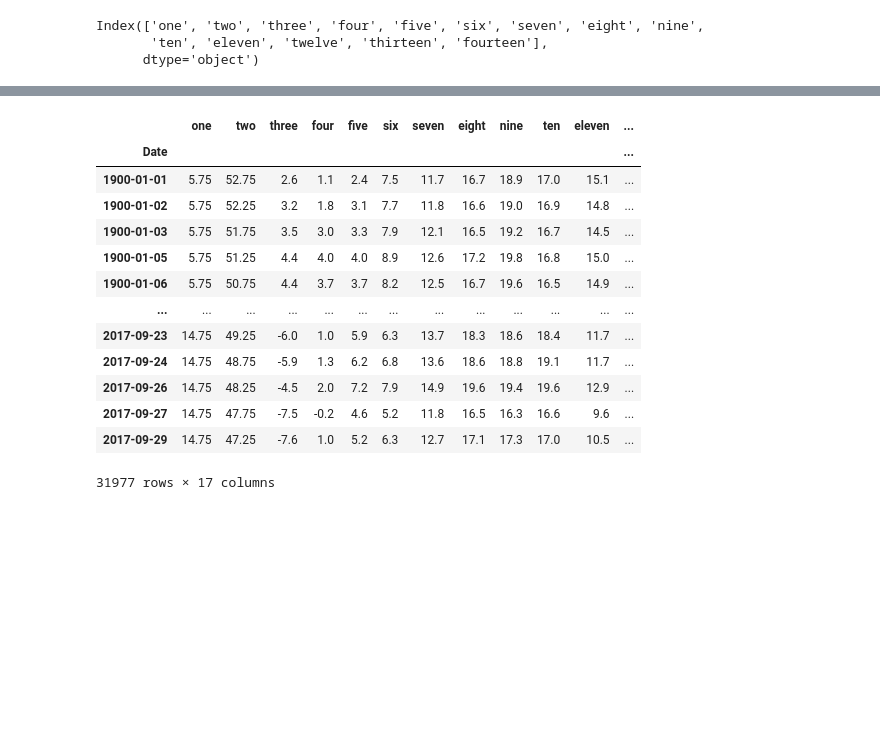
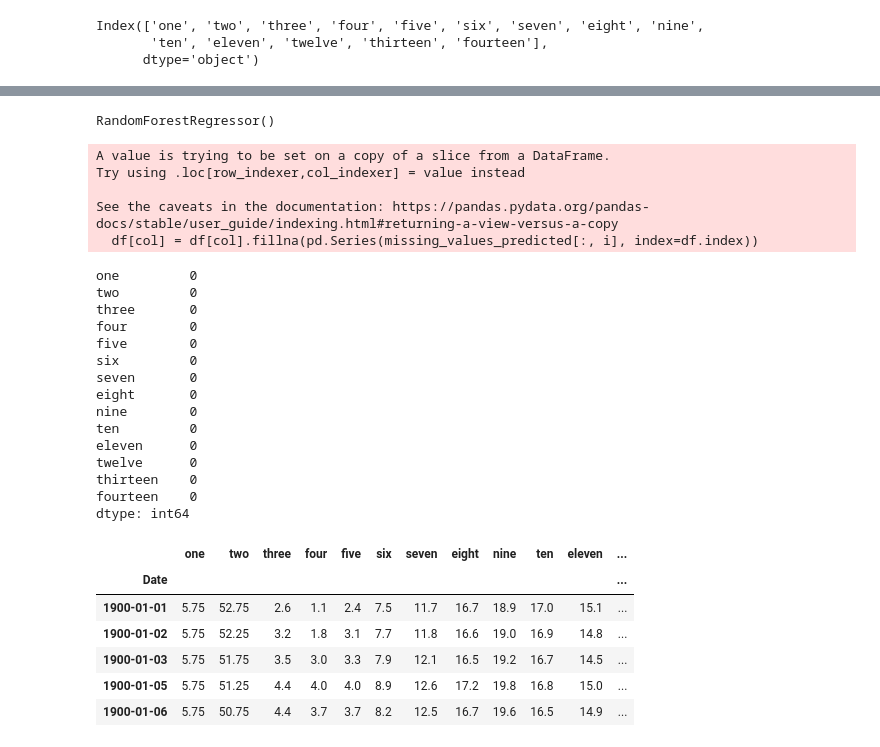
Before and after one commit to Behnekoogol/Time-series-Dataset, a Jupyter notebook: Lab.ipynb, the cells around one changed output, grey strips where cells are left out. Drawn from its saved outputs; the diff is of its cells as text; code cells hidden in the pictures; blank space fills up the shorter version.

```diff
--- a/Lab.ipynb
+++ b/Lab.ipynb
@@ -305,23 +314,54 @@ We measure the values with respect
+# %%
+# Train a Random Forest model to predict missing values
+rf = RandomForestRegressor()
+# %%
+rf.fit(df[columns_without_missing], df[columns_with_missing])
+# %% [output]
+RandomForestRegressor()
+# %%
+# Predict missing values
+missing_values_predicted = rf.predict(df[columns_without_missing])
+# %%
+# Fill missing values in the DataFrame
+for i, col in enumerate(columns_with_missing):
+    df[col] = df[col].fillna(pd.Series(missing_values_predicted[:, i], index=df.index))
+# %% [output]
+A value is trying to be set on a copy of a slice from a DataFrame.
+Try using .loc[row_indexer,col_indexer] = value instead
+
+See the caveats in the documentation: https://pandas.pydata.org/pandas-docs/stable/user_guide/indexing.html#returning-a-view-versus-a-copy
+  df[col] = df[col].fillna(pd.Series(missing_values_predicted[:, i], index=df.index))
+# %%
+df.isnull().sum()
+# %% [output]
+one         0
+two         0
+three       0
+four        0
+five        0
+six         0
+seven       0
+eight       0
+nine        0
+ten         0
+eleven      0
+twelve      0
+thirteen    0
+fourteen    0
+dtype: int64
 # %%
 # Forward fill (THIS ONE WORKS)
 df['three_new'] = df['three'].ffill()
 # %%
-df
+df.head()
 # %% [output]
 |  | one | two | three | four | five | six | seven | eight | nine | ten | eleven | ... |
 | Date |  |  |  |  |  |  |  |  |  |  |  | ... |
 | 1900-01-01 | 5.75 | 52.75 | 2.6 | 1.1 | 2.4 | 7.5 | 11.7 | 16.7 | 18.9 | 17.0 | 15.1 | ... |
 | 1900-01-02 | 5.75 | 52.25 | 3.2 | 1.8 | 3.1 | 7.7 | 11.8 | 16.6 | 19.0 | 16.9 | 14.8 | ... |
 | 1900-01-03 | 5.75 | 51.75 | 3.5 | 3.0 | 3.3 | 7.9 | 12.1 | 16.5 | 19.2 | 16.7 | 14.5 | ... |
 | 1900-01-05 | 5.75 | 51.25 | 4.4 | 4.0 | 4.0 | 8.9 | 12.6 | 17.2 | 19.8 | 16.8 | 15.0 | ... |
 | 1900-01-06 | 5.75 | 50.75 | 4.4 | 3.7 | 3.7 | 8.2 | 12.5 | 16.7 | 19.6 | 16.5 | 14.9 | ... |
-| ... | ... | ... | ... | ... | ... | ... | ... | ... | ... | ... | ... | ... |
-| 2017-09-23 | 14.75 | 49.25 | -6.0 | 1.0 | 5.9 | 6.3 | 13.7 | 18.3 | 18.6 | 18.4 | 11.7 | ... |
-| 2017-09-24 | 14.75 | 48.75 | -5.9 | 1.3 | 6.2 | 6.8 | 13.6 | 18.6 | 18.8 | 19.1 | 11.7 | ... |
-| 2017-09-26 | 14.75 | 48.25 | -4.5 | 2.0 | 7.2 | 7.9 | 14.9 | 19.6 | 19.4 | 19.6 | 12.9 | ... |
-| 2017-09-27 | 14.75 | 47.75 | -7.5 | -0.2 | 4.6 | 5.2 | 11.8 | 16.5 | 16.3 | 16.6 | 9.6 | ... |
-| 2017-09-29 | 14.75 | 47.25 | -7.6 | 1.0 | 5.2 | 6.3 | 12.7 | 17.1 | 17.3 | 17.0 | 10.5 | ... |
-31977 rows × 17 columns
 # %%
 df.isnull().sum()
 # %% [output]
```
Also changed, not shown: parts of 17 cells of this notebook.
